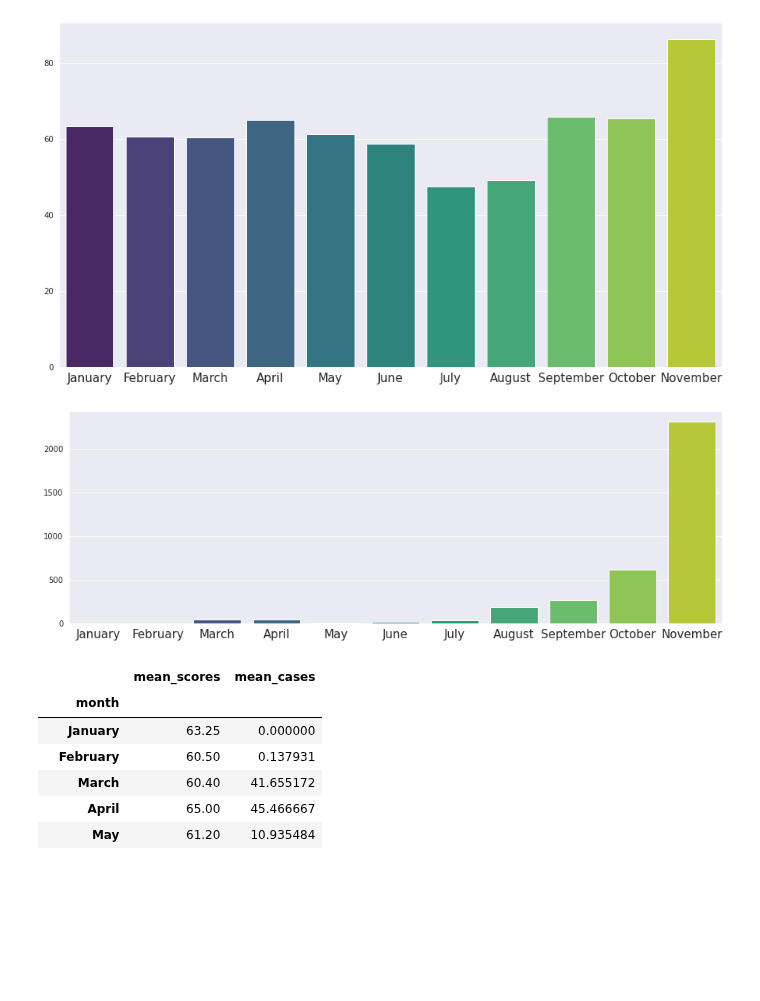
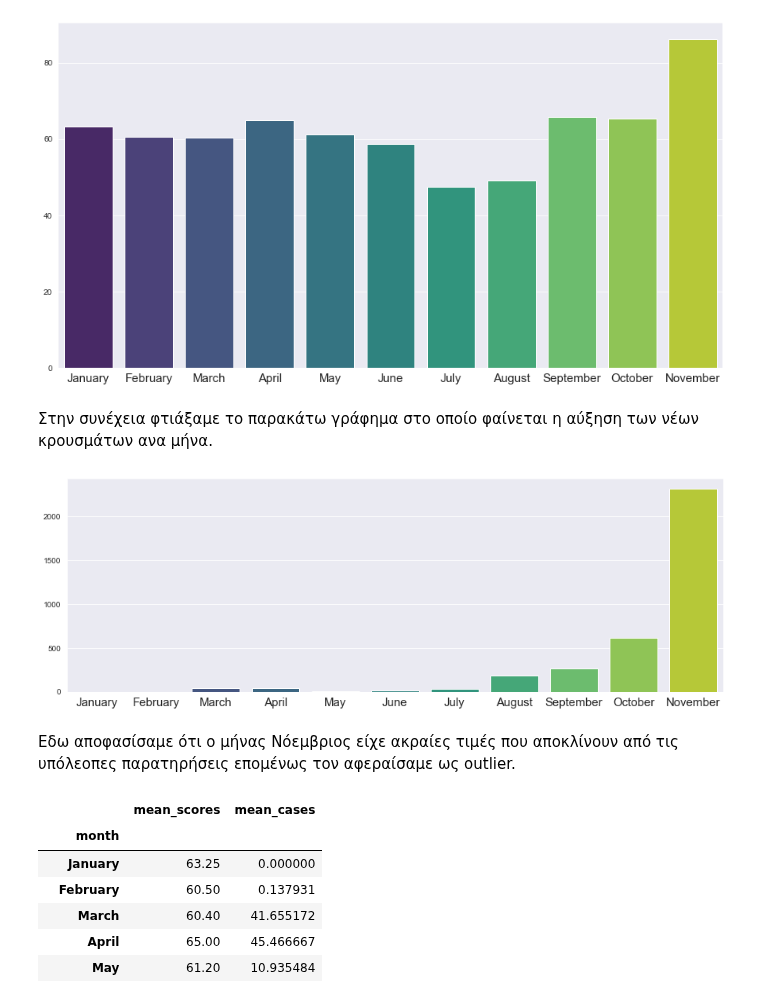
Before and after one commit to lkostakis/data-mining-covid19, a Jupyter notebook: ask5.ipynb, the cells around one changed output. Cells and saved outputs as stored; diff of their text form; code cells hidden in the pictures; blank space fills up the shorter version.

```diff
--- a/ask5.ipynb
+++ b/ask5.ipynb
@@ -4,7 +19,7 @@ import numpy as np
 import seaborn as sns
 from matplotlib import pyplot as plt
 
-df1 = pd.read_csv('/home/left/Desktop/dataMining/set1/multiTimeline2020.csv')
+df1 = pd.read_csv('multiTimeline2020.csv')
 
 df1['Week'] = pd.to_datetime(df1['Εβδομάδα'])
 df1['month'] = df1['Week'].dt.month
@@ -29,33 +44,39 @@ g = sns.barplot(data = df1, x = months, y = mean_books, order = months, palette
 g.set_xticklabels(months, fontsize=15);
 # %% [output]
 [figure]
+# %% [markdown]
+Στην συνέχεια φτιάξαμε το παρακάτω γράφημα στο οποίο φαίνεται
+η αύξηση των νέων κρουσμάτων ανα μήνα.
 # %%
 fields = ['iso_code','location','date','new_cases']
 
 # Add also death_rate column
-df = pd.read_csv('/home/left/Desktop/dataMining/set1/owid-covid-data.csv', usecols = fields)
+df = pd.read_csv('owid-covid-data.csv', usecols = fields)
 df = df.loc[df.location == 'Greece']
 months = ['January', 'February', 'March', 'April', 'May', 'June', 'July', 'August', 'September', 'October', 'November']
 
 df['month'] = pd.to_datetime(df['date'])
 df['month'] = df['month'].dt.month
 
 mean_cases = []
 mean_greece = []
 for j in range(1,12):
     for i in range(len(df.month)):
         if df.month.values[i]==j:
             mean_cases.append(df.new_cases.values[i])
     mean_greece.append(np.nanmean(mean_cases))
     mean_cases = []
 
 sns.set_style('darkgrid')
 fig = plt.figure(figsize=(15,5))
 s = sns.barplot(data = df, x = months, y = mean_greece, palette = 'viridis')
 s.set_title('')
 s.set_xticklabels(months, fontsize=15);
 # %% [output]
-[figure, old version]
+[figure, new version]
+# %% [markdown]
+Εδω αποφασίσαμε ότι ο μήνας Νόεμβριος είχε ακραίες τιμές που αποκλίνουν από τις υπόλεοπες παρατηρήσεις επομένως τον αφεραίσαμε
+ως outlier.
 # %%
 from datetime import datetime
 cross_df = pd.DataFrame({"mean_scores": mean_books, "mean_cases":mean_greece})
```
Also changed, not shown: parts of 5 cells of this notebook, 4 other files.
